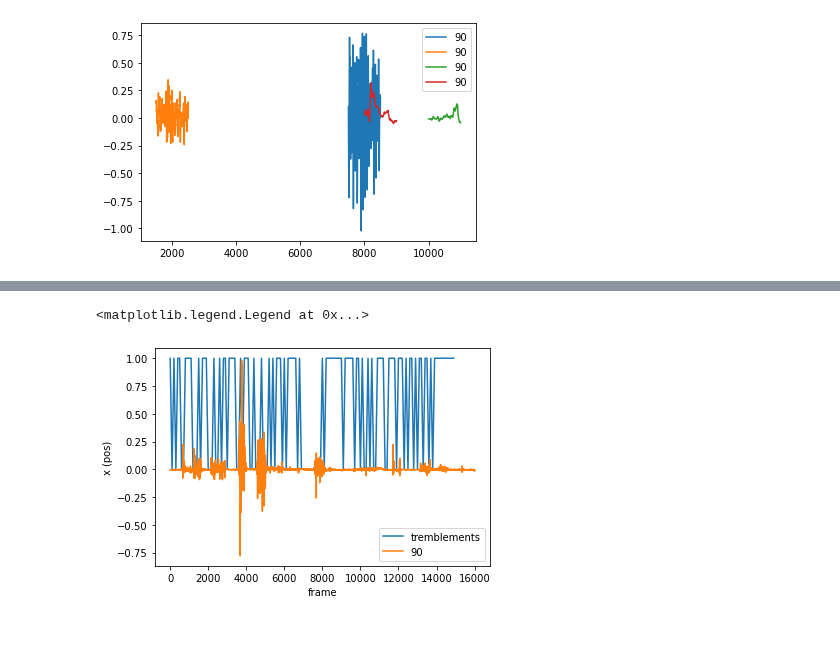
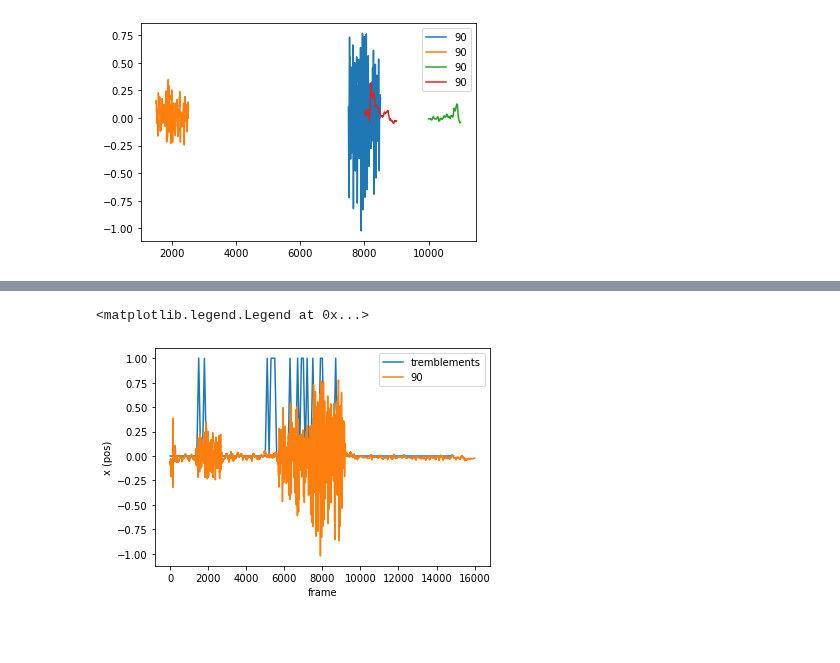
Before and after one commit to Gwyrm/emoove, a Jupyter notebook: python/test_modelisation.ipynb, the cells around one changed output, grey strips where cells are left out. Cells and saved outputs as stored; diff of their text form; code cells hidden in the pictures.

```diff
--- a/python/test_modelisation.ipynb
+++ b/python/test_modelisation.ipynb
@@ -217,7 +217,7 @@ for f in list_csv:
     m = pd.DataFrame(function(np.linspace(0,df.shape[0]-1,16000)))
     m.to_csv(path_csv_norm_interp_data + '/' + f)
 # %%
-f = '12Char00.bvh.csv'
+f = 'marche_p_5Char00.bvh.csv'
 df = pd.read_csv(path_csv_norm_interp_data + '/' + f, index_col=0)
 df['90'].plot()
 
@@ -288,22 +287,22 @@ WARNING:tensorflow:6 out of the last 11 calls to <function Model.make_train_func
 # %%
 res = np.array([])
-f = '12Char00.bvh.csv'
+f = 'marche_p_5Char00.bvh.csv'
 df_test = pd.read_csv(path_csv_norm_interp_data+'/'+f,index_col=0)
 
 for i in range(0,15000,100):
     test = np.array([[df_test['90'][i:i+1000]]])
     prediction = model.predict(test)
     res = np.append(res,prediction.argmax())
 
 ordo = np.array(range(0,15000,100))
 plt.plot(ordo,res,label='tremblements')
 df_test['90'].plot()
 plt.ylabel('x (pos)')
 plt.xlabel('frame')
 plt.legend()
 #res
 # %% [output]
 <matplotlib.legend.Legend at 0x...>
-[figure, old version]
+[figure, new version]
 # %% [markdown]
 ##
```
Also changed, not shown: parts of 6 cells of this notebook, 27 other files.
